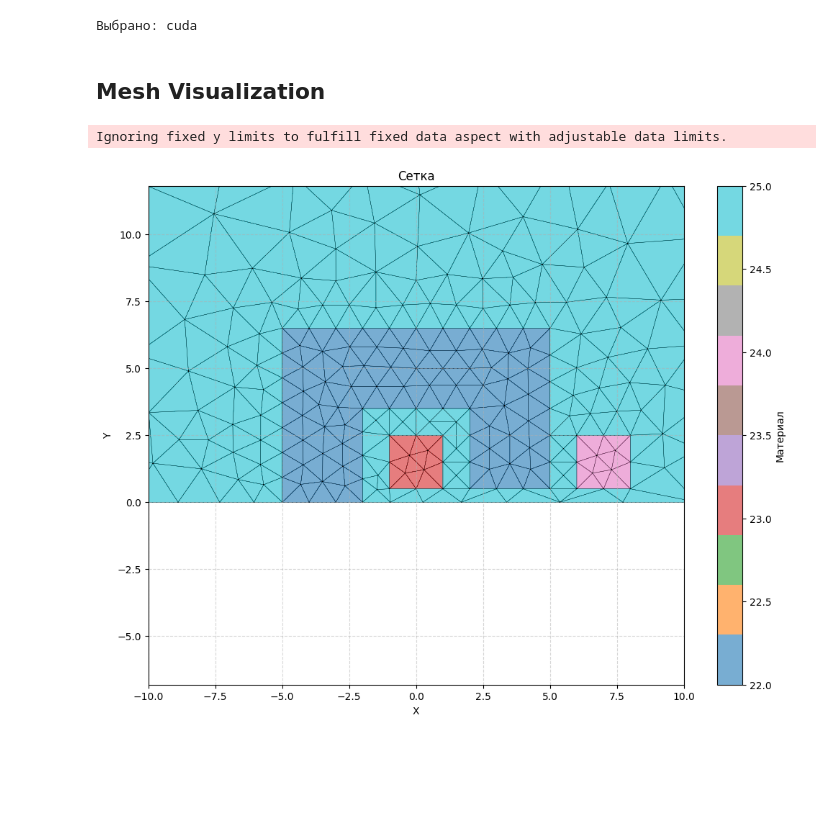
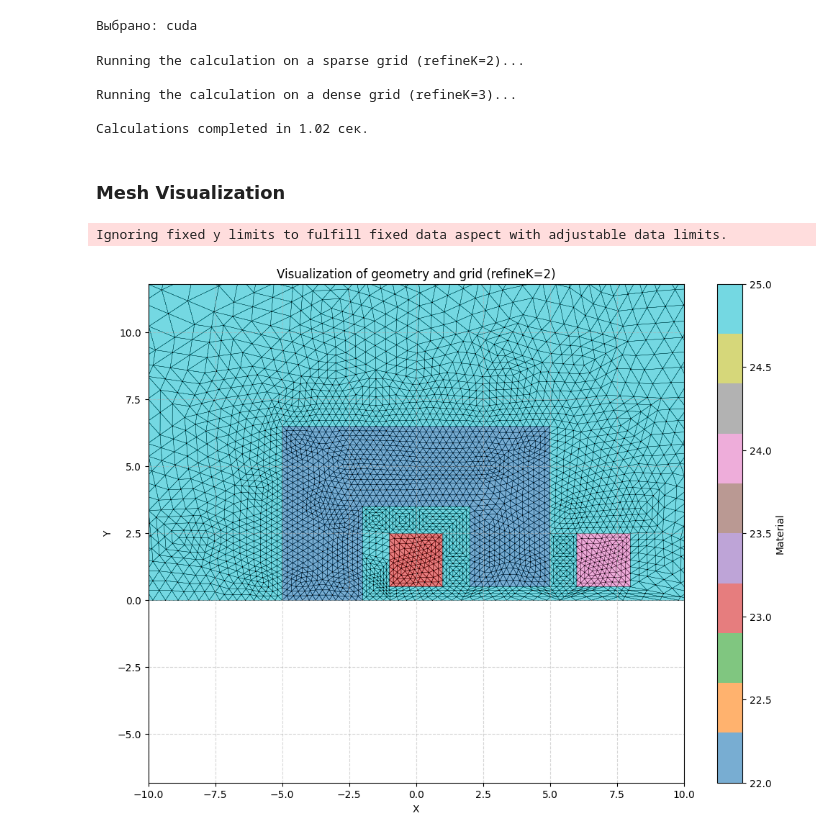
Before and after one commit to chimitOS/PINN_model, a Jupyter notebook: magnet/FEM_magnet.ipynb, the cells around one changed output. Saved outputs shown, nothing was run; the diff lists cells and outputs as text; code cells hidden in the pictures; blank space fills up the shorter version.

```diff
--- a/magnet/FEM_magnet.ipynb
+++ b/magnet/FEM_magnet.ipynb
@@ -8,13 +2,0 @@ import meshio
-# %%
-device = torch.device("cuda" if torch.cuda.is_available() else "cpu")
-print(f"Выбрано: {device}")
-
-start = time.time()
-
-#загрузка сетки
-mesh = meshio.read("dipole2d.msh")
-
-#координаты узлов
-X_y = mesh.points[:, :2]
-# %% [output]
-Выбрано: cuda
@@ -49,0 +3,18 @@ print(lines, line_tags)
+# %%
+import torch
+import numpy as np
+import time
+import meshio
+import gmsh
+
+import matplotlib.pyplot as plt
+import matplotlib.tri as tri
+import matplotlib.colors as colors
+
+import scipy.sparse as sp
+import scipy.sparse.linalg as spla
+
+device = torch.device("cuda" if torch.cuda.is_available() else "cpu")
+print(f"Выбрано: {device}")
+# %% [output]
+Выбрано: cuda
@@ -50,2 +123,18 @@ print(lines, line_tags)
+# %%
+start_time = time.time()
+
+print("Running the calculation on a sparse grid (refineK=2)...")
+X_c, tri_c, u_c, tags_c = solve_fem(refineK=2)
+
+print("Running the calculation on a dense grid (refineK=3)...")
+X_f, tri_f, u_f, _ = solve_fem(refineK=3)
+
+print(f"Calculations completed in {time.time() - start_time:.2f} сек.")
+# %% [output]
+Running the calculation on a sparse grid (refineK=2)...
+
+Running the calculation on a dense grid (refineK=3)...
+
+Calculations completed in 1.02 сек.
 # %% [markdown]
-<h2> Mesh Visualization </h2>
+<h3> Mesh Visualization </h3>
@@ -55,24 +141,23 @@ import matplotlib.tri as tri
 # %%
-triang = tri.Triangulation(X_y[:, 0], X_y[:, 1], triangles)
+triang = tri.Triangulation(X_c[:, 0], X_c[:, 1], tri_c)
 
 plt.figure(figsize=(12, 9))
 
-tpc = plt.tripcolor(triang, facecolors=triangle_tags, cmap='tab10', alpha=0.6)
+tpc = plt.tripcolor(triang, facecolors=tags_c, cmap='tab10', alpha=0.6)
 
 plt.triplot(triang, color='black', lw=0.3)
+plt.colorbar(tpc, label="Material")
 
-plt.colorbar(tpc, label="Материал")
 plt.xlabel("X")
 plt.ylabel("Y")
-plt.title("Сетка")
 
+plt.title("Visualization of geometry and grid (refineK=2)")
 plt.axis('equal')
 
 plt.xlim(-10, 10)
 plt.ylim(-5, 10)
-
 plt.grid(True, linestyle='--', alpha=0.5)
 plt.show()
 # %% [output]
 Ignoring fixed y limits to fulfill fixed data aspect with adjustable data limits.
-[figure, old version]
+[figure, new version]
```
Also changed, not shown: parts of 31 cells of this notebook.
